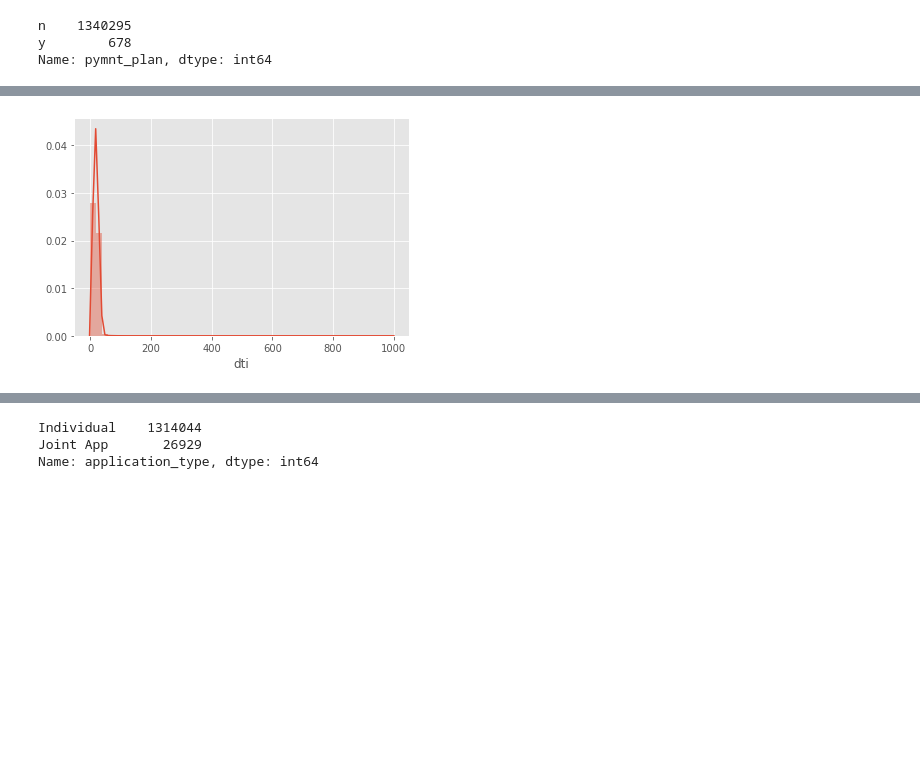
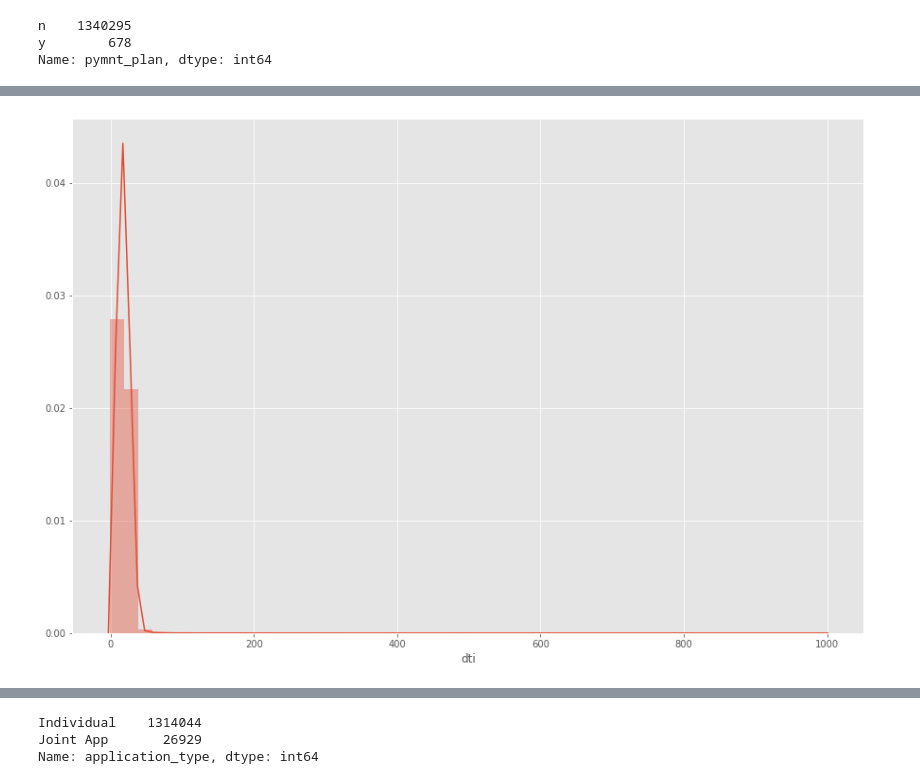
Before and after one commit to sanatanonline/pynb-codes, a Jupyter notebook: src/lending club/01 Initial Analysis.ipynb, the cells around one changed output, grey strips where cells are left out. Saved outputs shown, nothing was run; the diff lists cells and outputs as text; code cells hidden in the pictures; blank space fills up the shorter version.

```diff
--- a/src/lending club/01 Initial Analysis.ipynb
+++ b/src/lending club/01 Initial Analysis.ipynb
@@ -340,14 +347,16 @@ Name: addr_state, dtype: int64
 # %%
 '''
 The missing values are replaced by median dti.
 How the dti of the loans are distributed?
 '''
+plt.figure(figsize=(15, 10))
+
 loan_data['dti'].fillna(loan_data['dti'].median(), inplace=True)
 sns.distplot(loan_data['dti'])
 
 plt.show()
 # %% [output]
-[figure, old version]
+[figure, new version]
 # %%
 '''
 We will fill the last 2 years delinquency count with zero(s).
```
Also changed, not shown: parts of 23 cells of this notebook.
